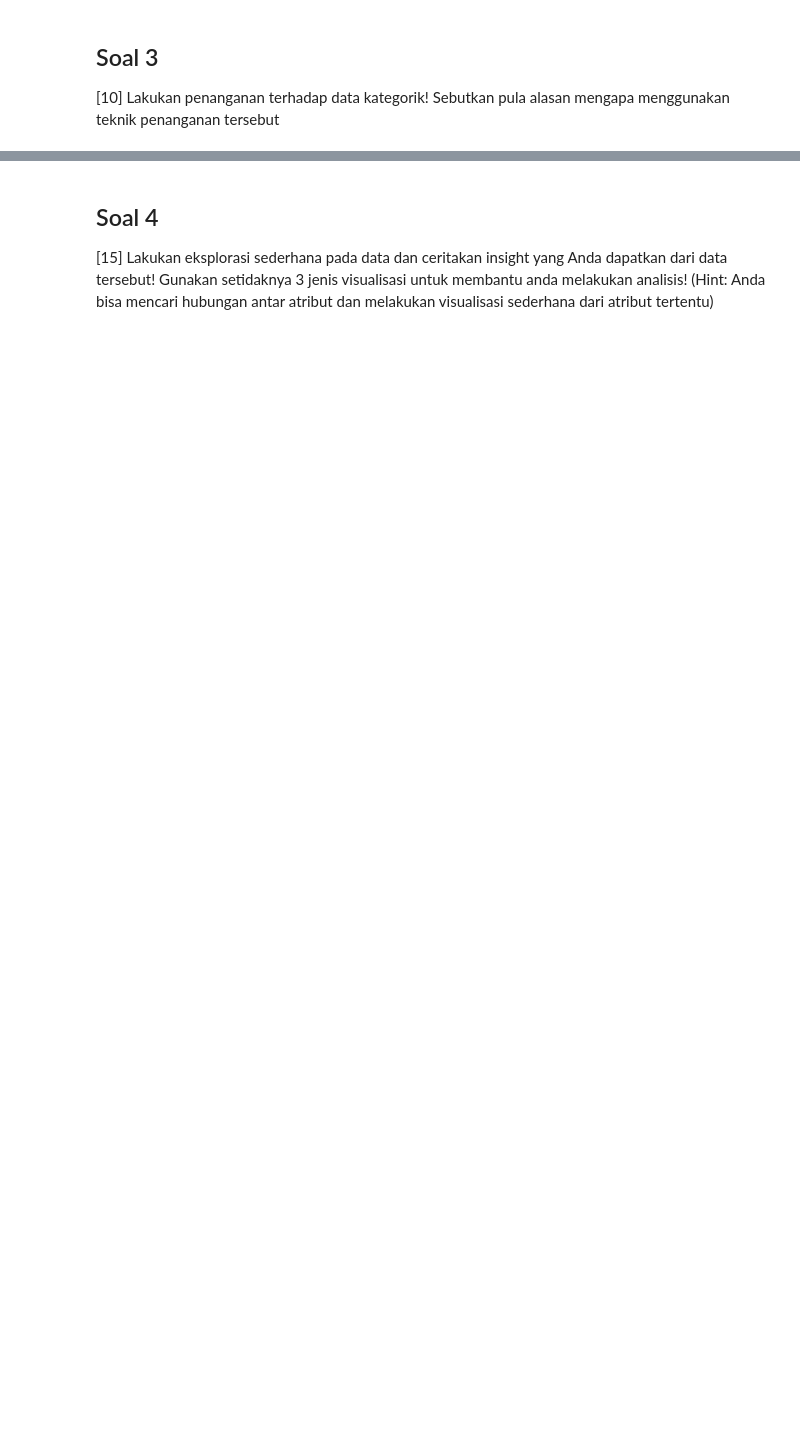
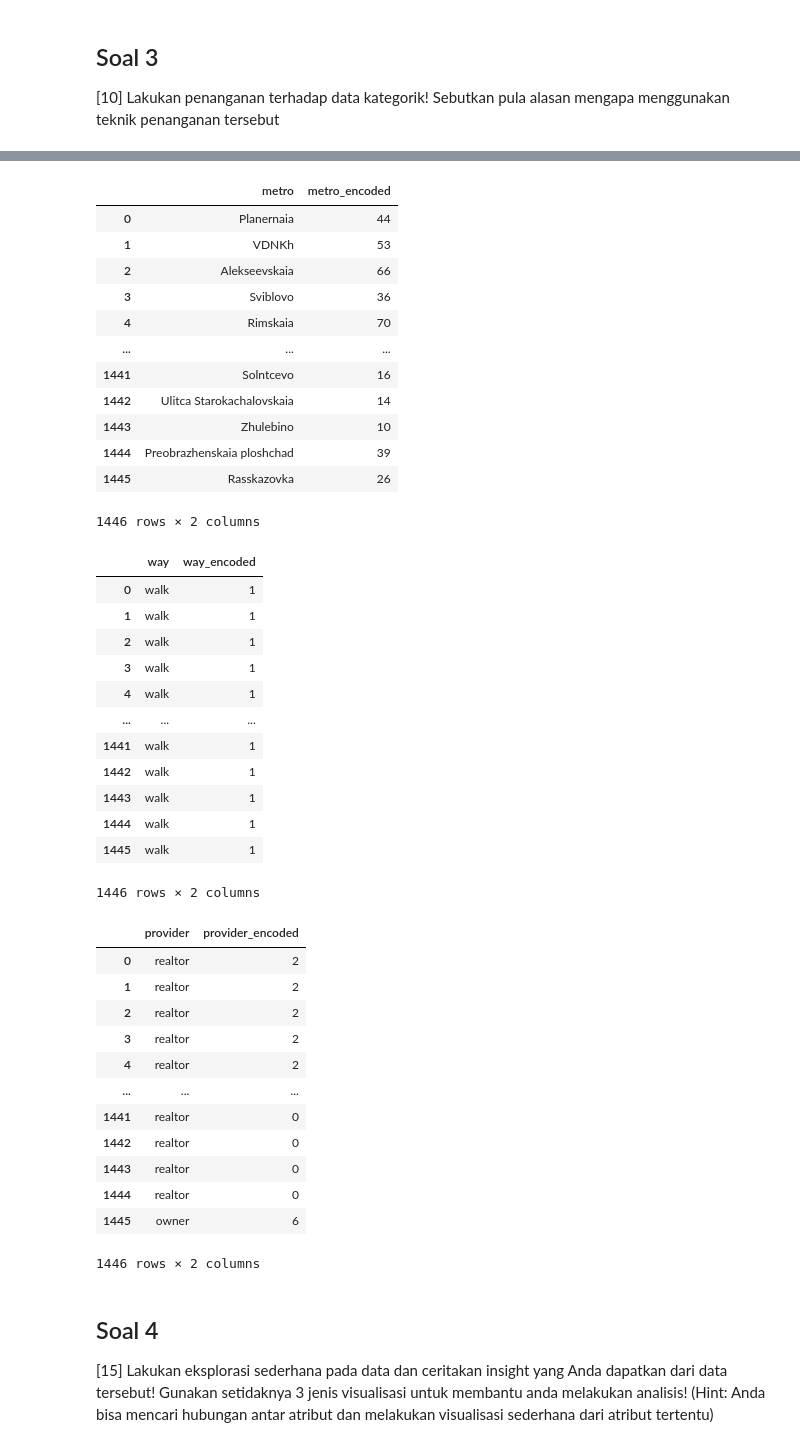
Before and after one commit to faisaladisoe/kasdd-tugas, a Jupyter notebook: Tugas 1/Tugas 1.ipynb, the cells around one changed output, grey strips where cells are left out. Saved outputs shown, nothing was run; the diff lists cells and outputs as text; code cells hidden in the pictures; blank space fills up the shorter version.

```diff
--- a/Tugas 1/Tugas 1.ipynb
+++ b/Tugas 1/Tugas 1.ipynb
@@ -88,3 +216,63 @@ Tujuan akhir dari pemrosesan data nantinya adalah untuk memprediksi atribut pric
+# %%
+# based on question #1, only metro has null value. so, I need to handle it first
+
+# handle null value in attribute metro
+most_frequent_item = df['metro'].mode()[0]
+df['metro'].fillna(most_frequent_item, inplace = True)
+# display(df.info())
+
+# method to populate rank in categorical attributes
+def encode_categorical_with_price(column):
+  attr_encoding = df.groupby([column])['price'].mean().sort_values().index
+  attr_encoding_rank = { k:i for i, k in enumerate(attr_encoding, 0) }
+  new_column = f'{column}_encoded'
+  df[new_column] = df[column].map(attr_encoding_rank)
+
+# loop to display the result
+for column in ['metro', 'way', 'provider']:
+  encode_categorical_with_price(column)
+  encoded_string = f'{column}_encoded'
+  display(df[[column, encoded_string]])
+# %% [output]
+|  | metro | metro_encoded |
+| 0 | Planernaia | 44 |
+| 1 | VDNKh | 53 |
+| 2 | Alekseevskaia | 66 |
+| 3 | Sviblovo | 36 |
+| 4 | Rimskaia | 70 |
+| ... | ... | ... |
+| 1441 | Solntcevo | 16 |
+| 1442 | Ulitca Starokachalovskaia | 14 |
+| 1443 | Zhulebino | 10 |
+| 1444 | Preobrazhenskaia ploshchad | 39 |
+| 1445 | Rasskazovka | 26 |
+1446 rows × 2 columns
+|  | way | way_encoded |
+| 0 | walk | 1 |
+| 1 | walk | 1 |
+| 2 | walk | 1 |
+| 3 | walk | 1 |
+| 4 | walk | 1 |
+| ... | ... | ... |
+| 1441 | walk | 1 |
+| 1442 | walk | 1 |
+| 1443 | walk | 1 |
+| 1444 | walk | 1 |
+| 1445 | walk | 1 |
+1446 rows × 2 columns
+|  | provider | provider_encoded |
+| 0 | realtor | 2 |
+| 1 | realtor | 2 |
+| 2 | realtor | 2 |
+| 3 | realtor | 2 |
+| 4 | realtor | 2 |
+| ... | ... | ... |
+| 1441 | realtor | 0 |
+| 1442 | realtor | 0 |
+| 1443 | realtor | 0 |
+| 1444 | realtor | 0 |
+| 1445 | owner | 6 |
+1446 rows × 2 columns
 # %% [markdown]
 ## Soal 4
 [15] Lakukan eksplorasi sederhana pada data dan ceritakan insight yang Anda dapatkan dari data tersebut! Gunakan setidaknya 3 jenis visualisasi untuk membantu anda melakukan analisis! (Hint: Anda bisa mencari hubungan antar atribut dan melakukan visualisasi sederhana dari atribut tertentu)
```
Also changed, not shown: parts of 13 cells of this notebook.
